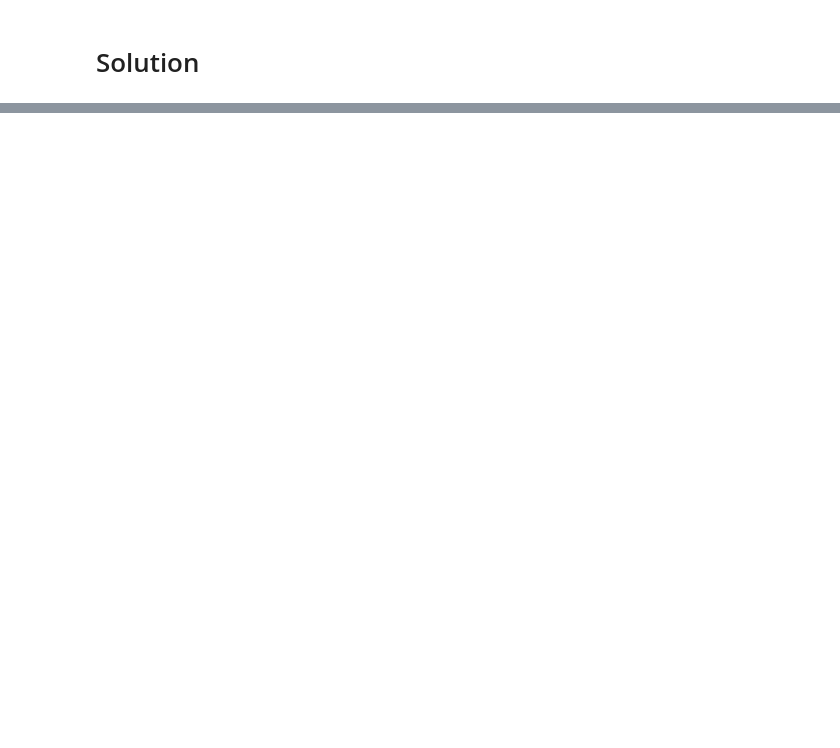
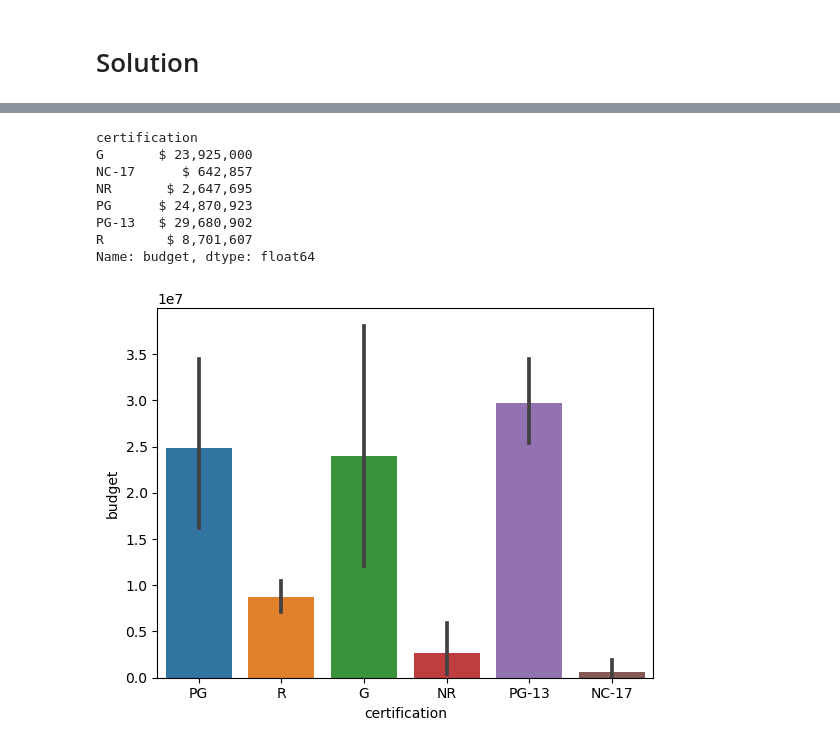
Before and after one commit to eccecarreon/ods-pt-data-enrichment-project, a Jupyter notebook: Project 2 - Part 3A (Core).ipynb, the cells around one changed output, grey strips where cells are left out. Saved outputs shown, nothing was run; the diff lists cells and outputs as text; code cells hidden in the pictures; blank space fills up the shorter version.

```diff
--- a/Project 2 - Part 3A (Core).ipynb
+++ b/Project 2 - Part 3A (Core).ipynb
@@ -133,2 +619,16 @@ df = pd.concat([pd.read_csv(f, lineterminator='\n') for f in files] )
 # %%
 # What is the average budget per certification category?
+with pd.option_context('display.float_format',lambda x: f"$ {x:,.0f}"):
+    display(df.groupby('certification')['budget'].mean())
+
+sns.barplot(data=df, x='certification', y='budget');
+# %% [output]
+certification
+G       $ 23,925,000
+NC-17      $ 642,857
+NR       $ 2,647,695
+PG      $ 24,870,923
+PG-13   $ 29,680,902
+R        $ 8,701,607
+Name: budget, dtype: float64
+[figure, added]
```
Also changed, not shown: parts of 64 cells of this notebook, 7 other files.
